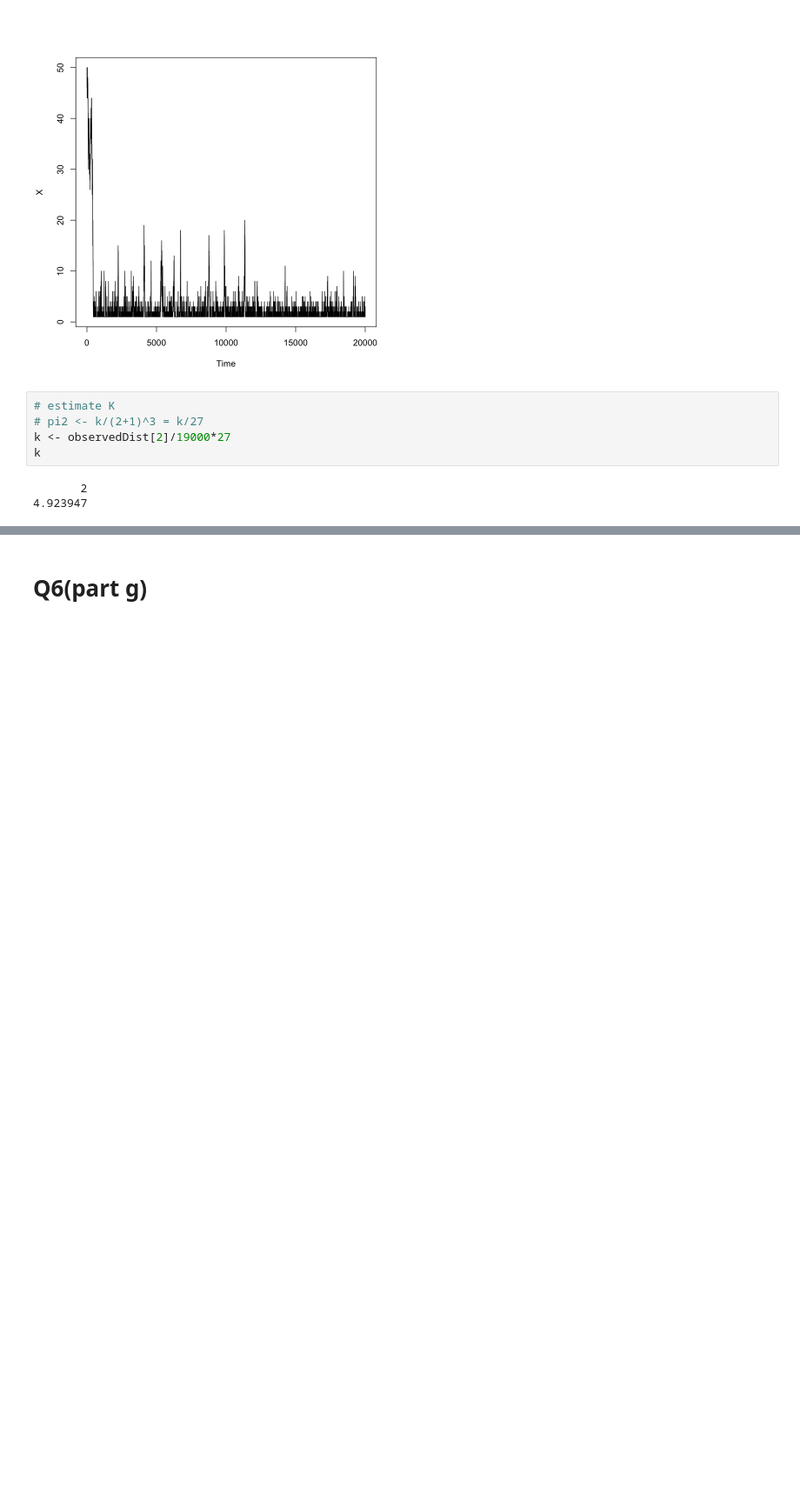
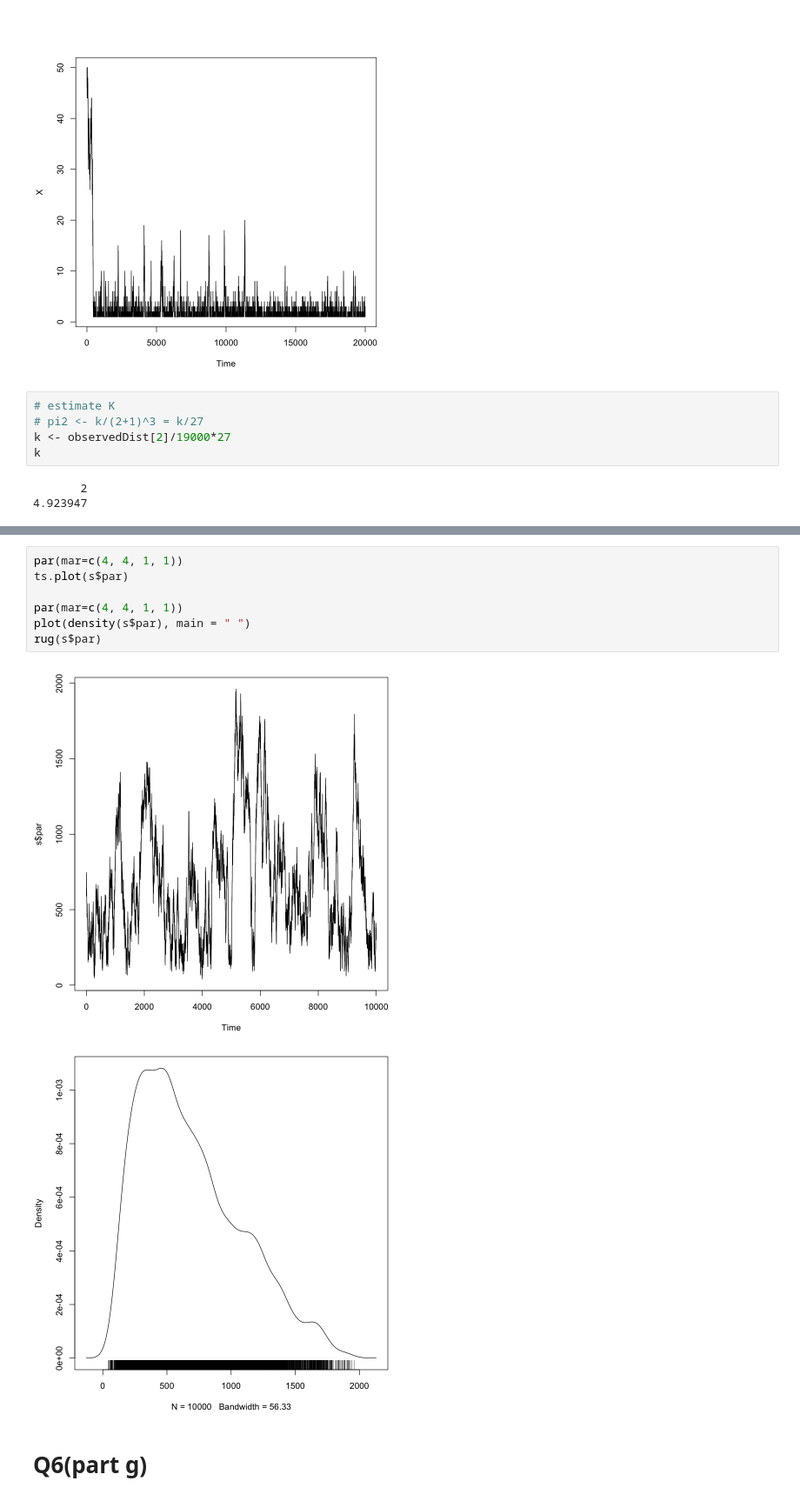
Before and after one commit to GawainGan/UBCO_MDS, a Jupyter notebook: Data-581/Lab4/Lab4.ipynb, the cells around one changed output, grey strips where cells are left out. Shown: that part at 87% size. Saved outputs shown, nothing was run; the diff lists cells and outputs as text; blank space fills up the shorter version.

```diff
--- a/Data-581/Lab4/Lab4.ipynb
+++ b/Data-581/Lab4/Lab4.ipynb
@@ -55,2 +124,12 @@ k
+# %%
+par(mar=c(4, 4, 1, 1))
+ts.plot(s$par)
+
+par(mar=c(4, 4, 1, 1))
+plot(density(s$par), main = " ")
+rug(s$par)
+# %% [output]
+[figure, added]
+[figure, added]
 # %% [markdown]
 # Q6(part g)
```
Also changed, not shown: parts of 8 cells of this notebook.
